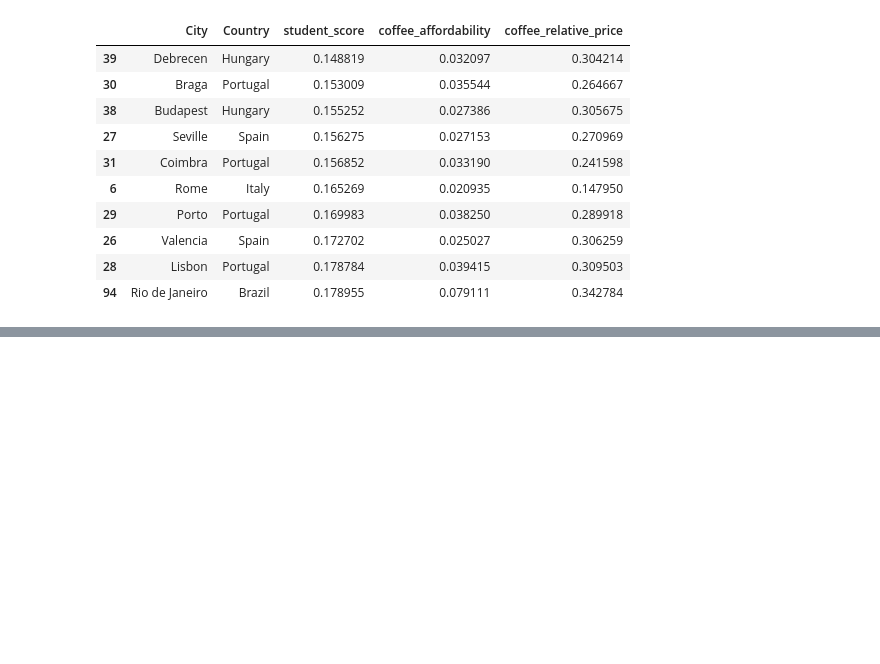
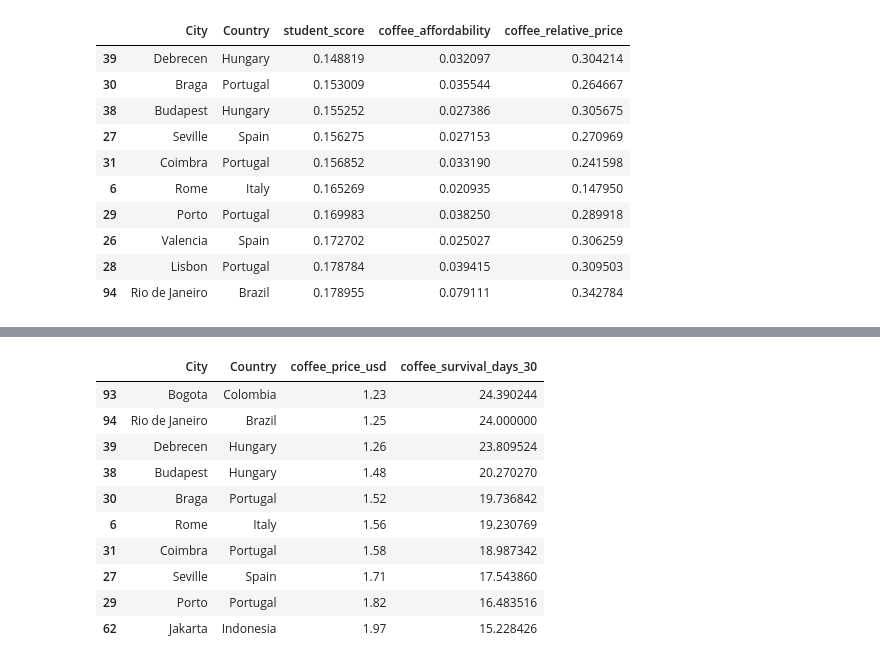
Before and after one commit to luckakovy/Global-Analysis-of-Coffee-Affordability-Best-Cities-for-Boke-Caffeine-Addicted-Students, a Jupyter notebook: analysis.ipynb, the cells around one changed output, grey strips where cells are left out. Cells and saved outputs as stored; diff of their text form; code cells hidden in the pictures; blank space fills up the shorter version.

```diff
--- a/analysis.ipynb
+++ b/analysis.ipynb
@@ -578,0 +599,15 @@ best_cities.head(10) # top 10 best cities for coffee-loving students
+# %%
+coffee_salary_df[["City","Country","coffee_price_usd","coffee_survival_days_30"]].sort_values(
+    "coffee_survival_days_30", ascending=False).head(10) # top 10 cities for coffee survival days
+# %% [output]
+|  | City | Country | coffee_price_usd | coffee_survival_days_30 |
+| 93 | Bogota | Colombia | 1.23 | 24.390244 |
+| 94 | Rio de Janeiro | Brazil | 1.25 | 24.000000 |
+| 39 | Debrecen | Hungary | 1.26 | 23.809524 |
+| 38 | Budapest | Hungary | 1.48 | 20.270270 |
+| 30 | Braga | Portugal | 1.52 | 19.736842 |
+| 6 | Rome | Italy | 1.56 | 19.230769 |
+| 31 | Coimbra | Portugal | 1.58 | 18.987342 |
+| 27 | Seville | Spain | 1.71 | 17.543860 |
+| 29 | Porto | Portugal | 1.82 | 16.483516 |
+| 62 | Jakarta | Indonesia | 1.97 | 15.228426 |
```
Also changed, not shown: parts of 8 cells of this notebook.
